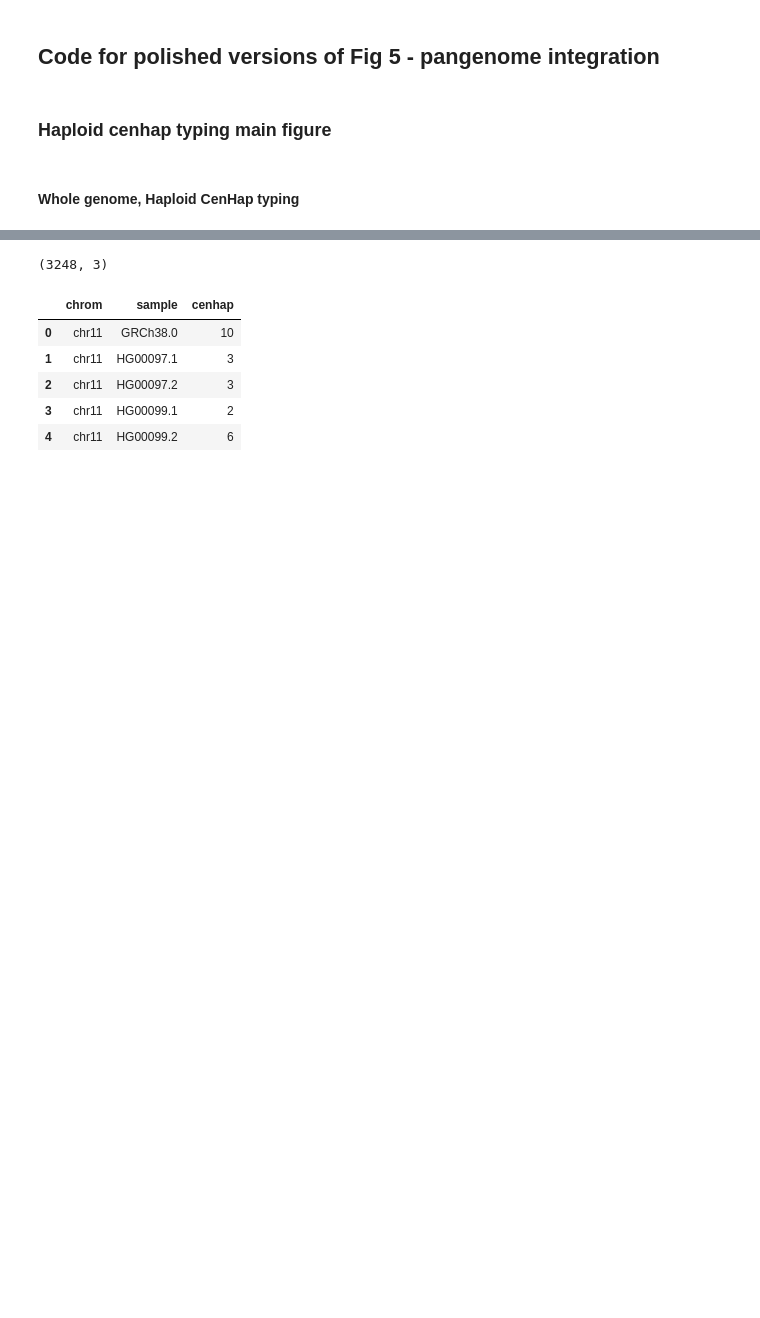
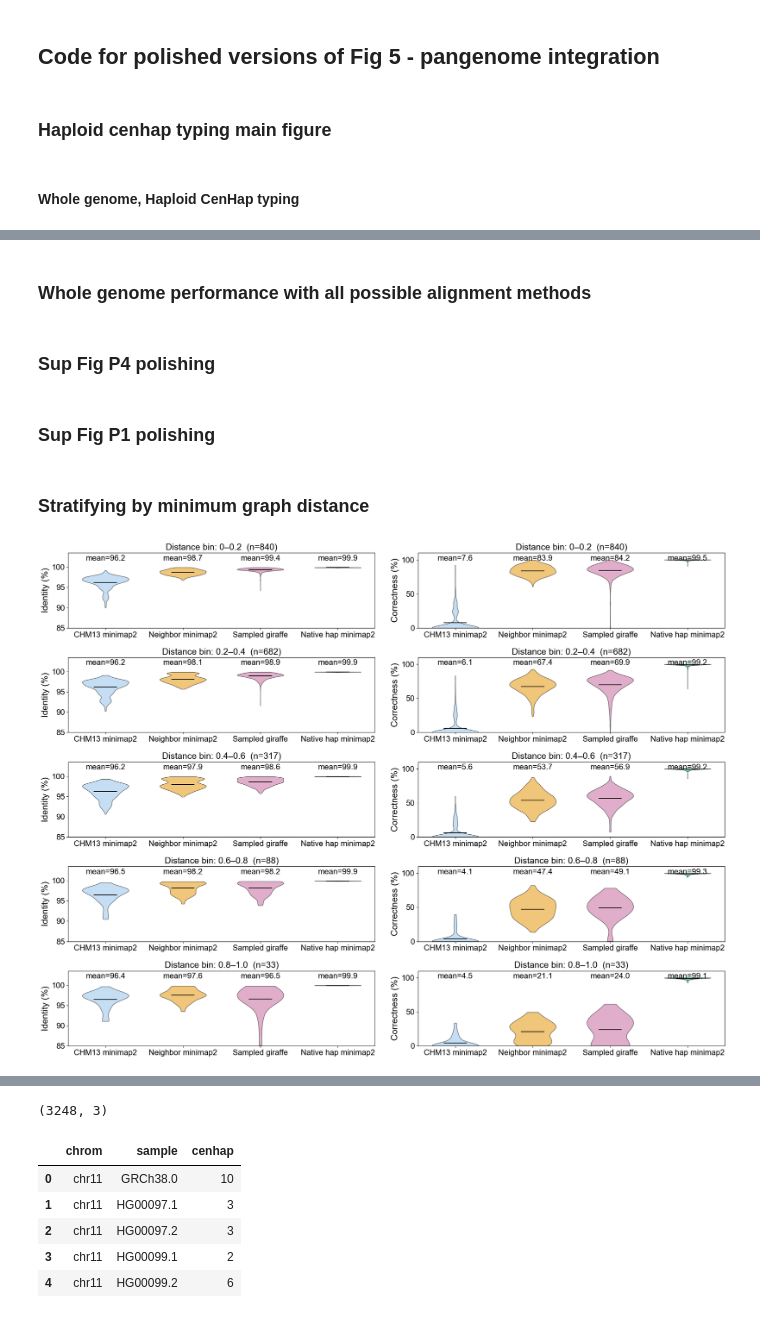
Before and after one commit to miramastoras/centrolign_analysis, a Jupyter notebook: analysis_notes/release2_QC_v2/notebooks/Fig5_pangenome_figures.ipynb, the cells around one changed output, grey strips where cells are left out. Cells and saved outputs as stored; diff of their text form; code cells hidden in the pictures; blank space fills up the shorter version.

```diff
--- a/analysis_notes/release2_QC_v2/notebooks/Fig5_pangenome_figures.ipynb
+++ b/analysis_notes/release2_QC_v2/notebooks/Fig5_pangenome_figures.ipynb
@@ -197,0 +198,67 @@ plt.show()
+# %% [markdown]
+### Whole genome performance with all possible alignment methods
+# %% [markdown]
+### Sup Fig P4 polishing
+# %% [markdown]
+### Sup Fig P1 polishing
+# %% [markdown]
+### Stratifying by minimum graph distance
+# %%
+plt.rcParams.update({'font.size': 18, 'font.family': 'Arial'})
+
+def violin_panel(ax, filt_df, cols, colors, ylabel, pW, pH, scale=1.0):
+    for i, col in enumerate(cols):
+        vals = pd.to_numeric(filt_df[col], errors='coerce').dropna().values * scale
+        parts = ax.violinplot([vals], positions=[i], widths=0.6,
+                              showmeans=True, showextrema=False)
+        for pc in parts['bodies']:
+            pc.set_facecolor(colors[i])
+            pc.set_edgecolor('black')
+            pc.set_alpha(0.6)
+        parts['cmeans'].set_color('black')
+        parts['cmeans'].set_linewidth(1.5)
+
+        mean_val = np.mean(vals)
+        ax.annotate(f'mean={mean_val:.1f}',
+                    xy=(i, 0.88), xycoords=('data', 'axes fraction'),
+                    ha='center', va='bottom', fontsize=16, clip_on=False)
+
+    ax.set_xticks(range(len(cols)))
+    ax.set_xticklabels([' '.join(c.split()[:-2]) for c in cols], fontsize=16)
+    ax.set_ylabel(ylabel, fontsize=18)
+    ax.tick_params(axis='y', labelsize=16)
+
+
+bins      = [(0, 0.2), (0.2, 0.4), (0.4, 0.6), (0.6, 0.8), (0.8, 1.0)]
+bin_labels = ['0–0.2', '0.2–0.4', '0.4–0.6', '0.6–0.8', '0.8–1.0']
+
+pW, pH = 10, 3
+fig, axs = plt.subplots(len(bins), 2, figsize=(pW * 2, pH * len(bins)))
+
+for row, ((lo, hi), label) in enumerate(zip(bins, bin_labels)):
+    subset = filt_df[(filt_df['Minimum graph distance'] >= lo) &
+                     (filt_df['Minimum graph distance'] <  hi)]
+
+    ax_id  = axs[row, 0]
+    ax_cor = axs[row, 1]
+
+    if len(subset) == 0:
+        ax_id.set_visible(False)
+        ax_cor.set_visible(False)
+        continue
+
+    violin_panel(ax_id,  subset, id_cols,  colors, "Identity (%)",    pW, pH, scale=100)
+    violin_panel(ax_cor, subset, cor_cols, colors, "Correctness (%)", pW, pH)
+
+    ax_id.set_title(f"Distance bin: {label}  (n={len(subset)})", fontsize=18)
+    ax_cor.set_title(f"Distance bin: {label}  (n={len(subset)})", fontsize=18)
+    ax_id.set_ylim(85, 103.5)
+    ax_cor.set_ylim(0, 110)
+
+    from matplotlib.ticker import FormatStrFormatter
+    ax_id.yaxis.set_major_formatter(FormatStrFormatter('%d'))
+
+fig.tight_layout()
+plt.show()
+# %% [output]
+[figure, added]
```
Also changed, not shown: parts of 16 cells of this notebook, 1 other file.
